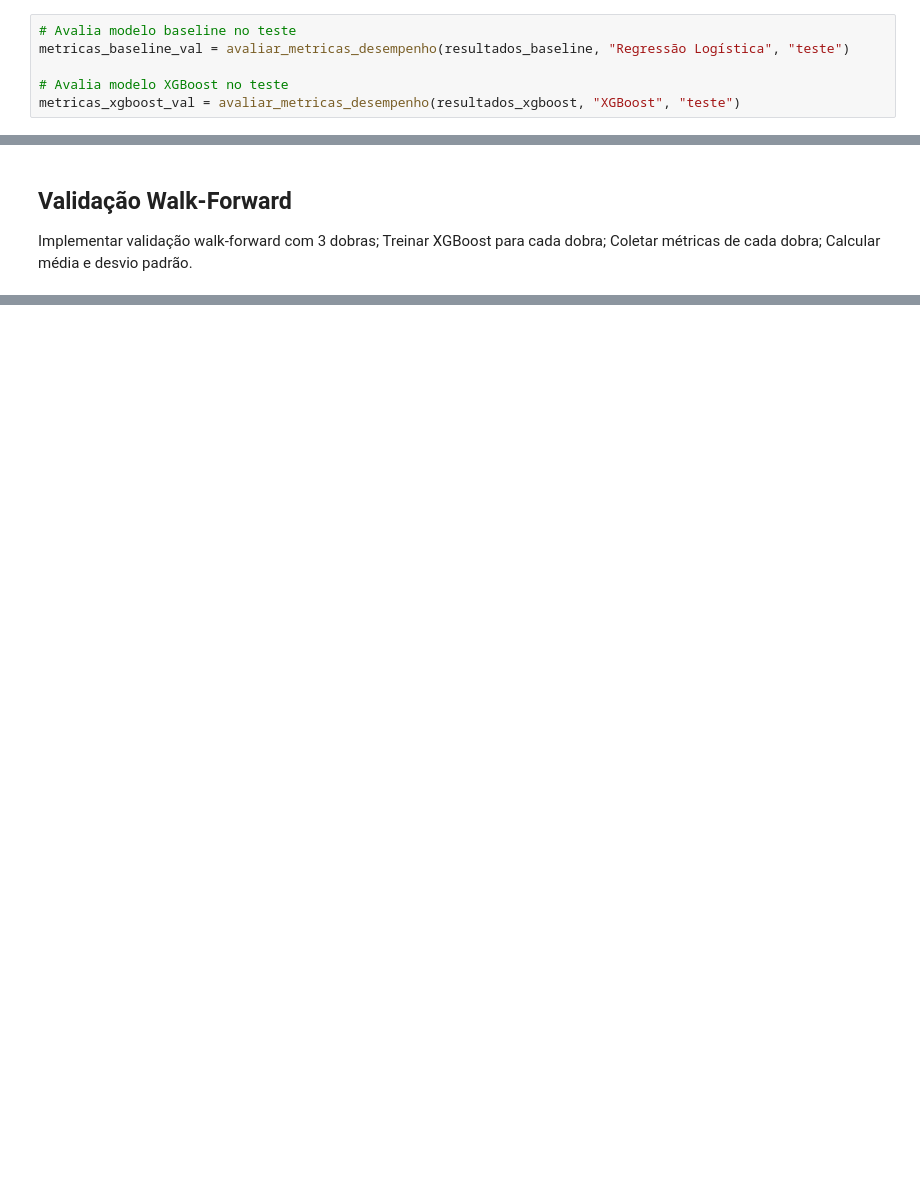
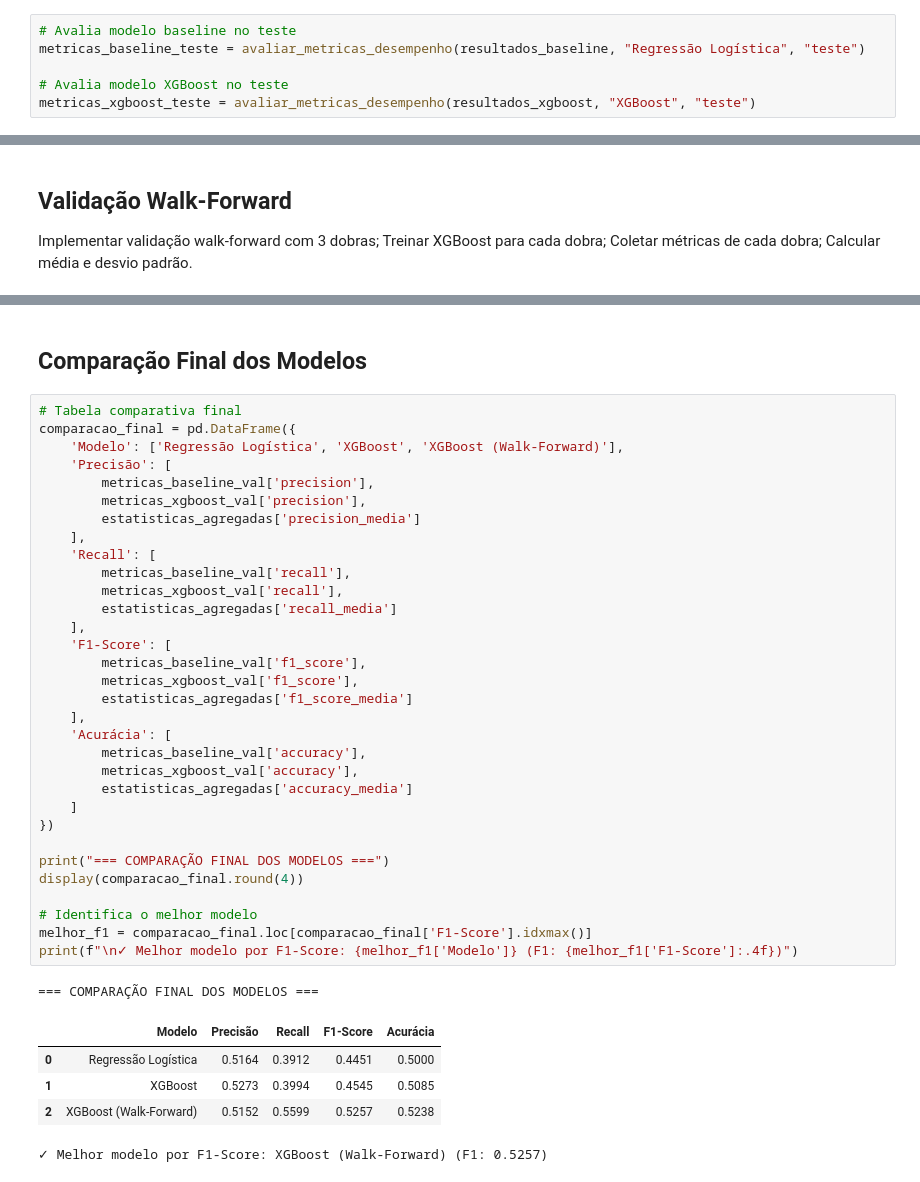
Before and after one commit to suprarn/tudofiap, a Jupyter notebook: Tech Challenge 2/final/tech_challenge_2_final.ipynb, the cells around one changed output, grey strips where cells are left out. Cells and saved outputs as stored; diff of their text form; blank space fills up the shorter version.

```diff
--- a/Tech Challenge 2/final/tech_challenge_2_final.ipynb
+++ b/Tech Challenge 2/final/tech_challenge_2_final.ipynb
@@ -1677,9 +1677,9 @@ metricas_xgboost_val = avaliar_metricas_desempenho(resultados_xgboost, "XGBoost"
 # %%
 # Avalia modelo baseline no teste
-metricas_baseline_val = avaliar_metricas_desempenho(resultados_baseline, "Regressão Logística", "teste")
+metricas_baseline_teste = avaliar_metricas_desempenho(resultados_baseline, "Regressão Logística", "teste")
 
 # Avalia modelo XGBoost no teste
-metricas_xgboost_val = avaliar_metricas_desempenho(resultados_xgboost, "XGBoost", "teste")
+metricas_xgboost_teste = avaliar_metricas_desempenho(resultados_xgboost, "XGBoost", "teste")
 # %% [output]
 === AVALIAÇÃO DE MÉTRICAS - REGRESSÃO LOGÍSTICA (TESTE) ===
 ✓ Matriz de Confusão:
@@ -1867,0 +1949,41 @@ metricas_dobras = validacao_walk_forward(dados_preparados, n_splits=3)
+# %% [markdown]
+## Comparação Final dos Modelos
+# %%
+# Tabela comparativa final
+comparacao_final = pd.DataFrame({
+    'Modelo': ['Regressão Logística', 'XGBoost', 'XGBoost (Walk-Forward)'],
+    'Precisão': [
+        metricas_baseline_val['precision'],
+        metricas_xgboost_val['precision'],
+        estatisticas_agregadas['precision_media']
+    ],
+    'Recall': [
+        metricas_baseline_val['recall'],
+        metricas_xgboost_val['recall'],
+        estatisticas_agregadas['recall_media']
+    ],
+    'F1-Score': [
+        metricas_baseline_val['f1_score'],
+        metricas_xgboost_val['f1_score'],
+        estatisticas_agregadas['f1_score_media']
+    ],
+    'Acurácia': [
+        metricas_baseline_val['accuracy'],
+        metricas_xgboost_val['accuracy'],
+        estatisticas_agregadas['accuracy_media']
+    ]
+})
+
+print("=== COMPARAÇÃO FINAL DOS MODELOS ===")
+display(comparacao_final.round(4))
+
+# Identifica o melhor modelo
+melhor_f1 = comparacao_final.loc[comparacao_final['F1-Score'].idxmax()]
+print(f"\n✓ Melhor modelo por F1-Score: {melhor_f1['Modelo']} (F1: {melhor_f1['F1-Score']:.4f})")
+# %% [output]
+=== COMPARAÇÃO FINAL DOS MODELOS ===
+|  | Modelo | Precisão | Recall | F1-Score | Acurácia |
+| 0 | Regressão Logística | 0.5164 | 0.3912 | 0.4451 | 0.5000 |
+| 1 | XGBoost | 0.5273 | 0.3994 | 0.4545 | 0.5085 |
+| 2 | XGBoost (Walk-Forward) | 0.5152 | 0.5599 | 0.5257 | 0.5238 |
+✓ Melhor modelo por F1-Score: XGBoost (Walk-Forward) (F1: 0.5257)
```
Also changed, not shown: parts of 8 cells of this notebook, 3 other files.
